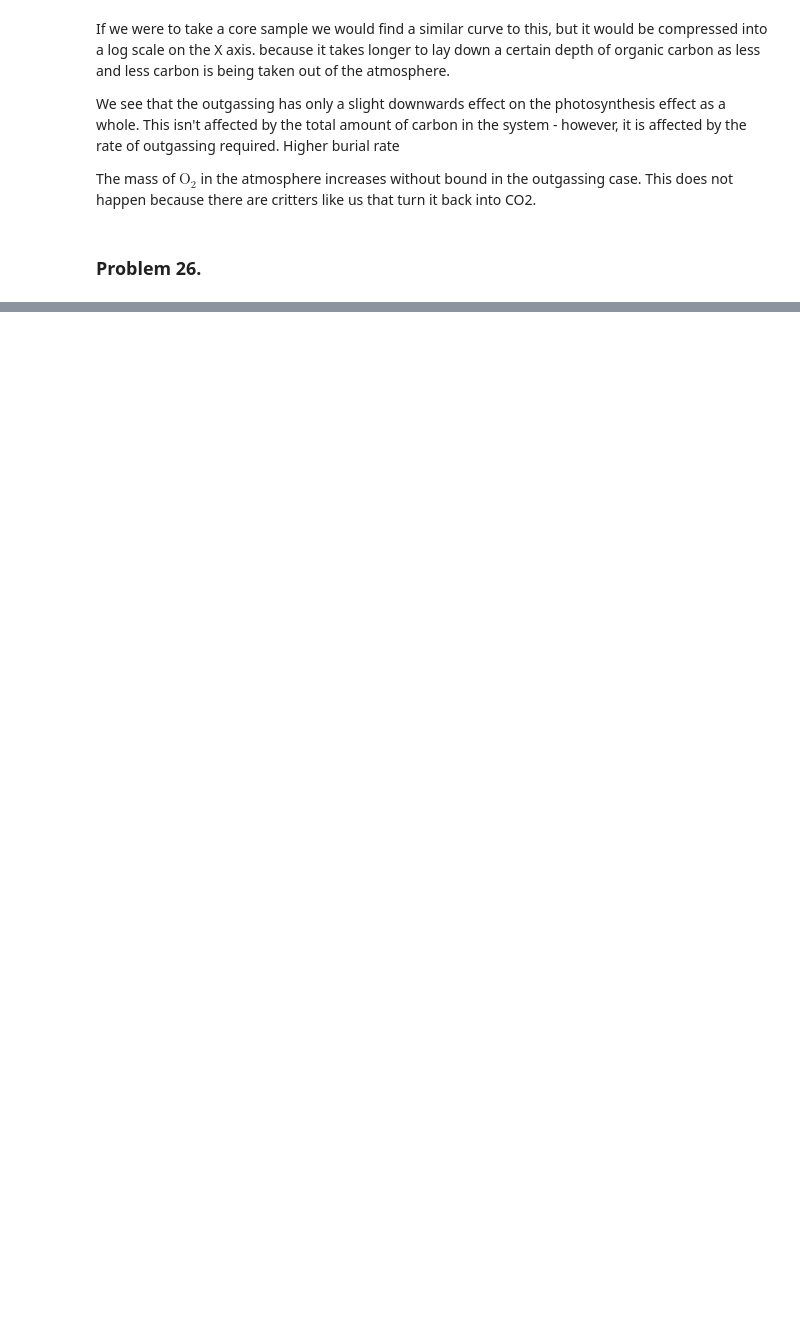
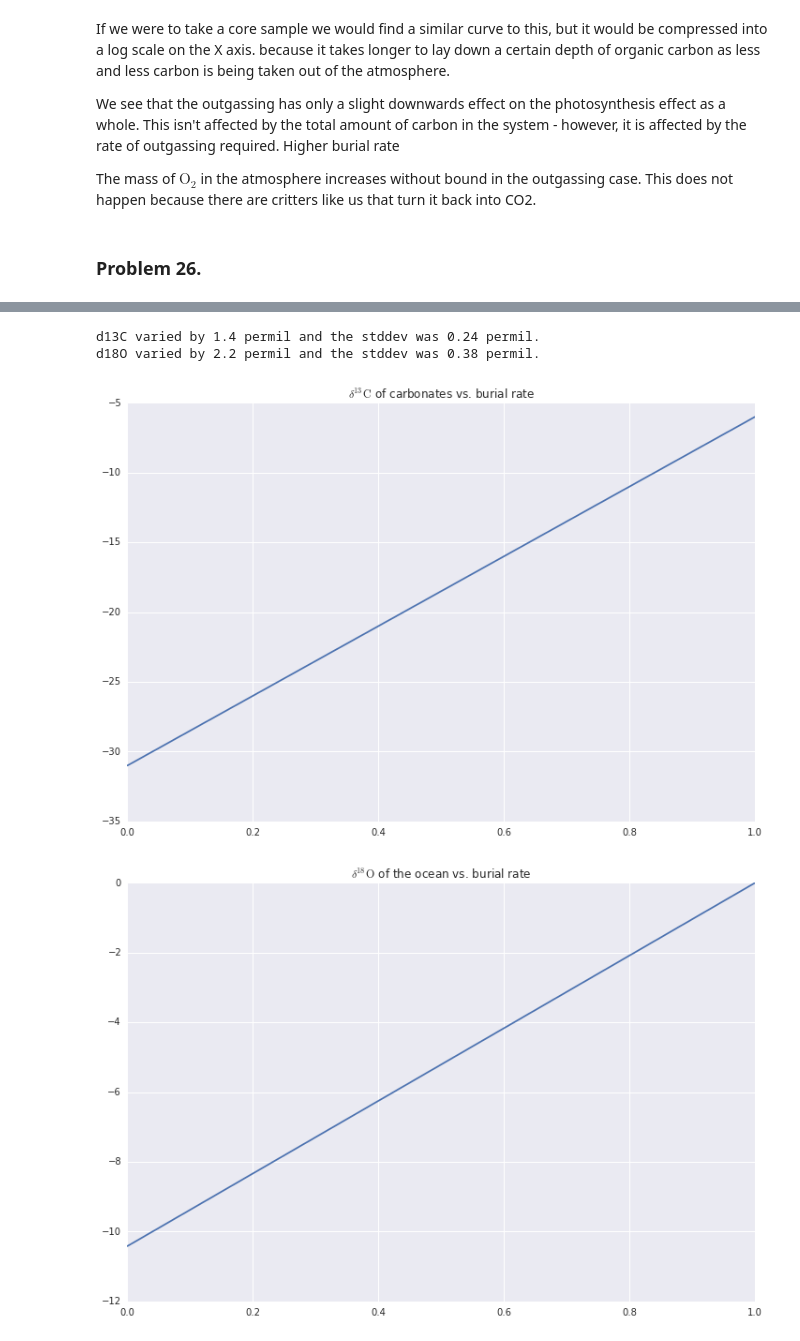
Before and after one commit to jdangerx/planetaryclimate, a Jupyter notebook: ch1.ipynb, the cells around one changed output, grey strips where cells are left out. Drawn from its saved outputs; the diff is of its cells as text; code cells hidden in the pictures; blank space fills up the shorter version.

```diff
--- a/ch1.ipynb
+++ b/ch1.ipynb
@@ -1053,0 +1011,59 @@ problem26()
+# %%
+def d13C_by_f_org(f_org):
+    """Get equilibrium d13C of atmosphere by burial rate, assuming equilibrium
+    between photosynthesis and burial.
+    """
+    outgas_d = -0.006
+    f_carb = 1 - f_org
+    # d0 = f1d1 + f2d2
+    # d0 - f1(d2-E) = f2d2
+    # d0 - f1d2 + f1E = f2d2
+    # d0 + f1E / (f1+f2) = d2
+    return (outgas_d + f_carb * (-0.025)) * 1000
+
+
+def d18O_by_ice_volume(ice_volume):
+    """Get equilibrium d13O of atmosphere by burial rate, assuming equilibrium
+    between photosynthesis and burial.
+    """
+    ocean_volume = 1 - ice_volume
+    mountain_steps = 50
+    init_state = problem23b(mountain_steps, ocean_volume)
+    timesteps = 1000
+    d_oceans, d_glaciers = problem23c(**init_state)
+
+    return (1-ice_volume) * d_glaciers[-1] * 1000
+
+def problem26():
+    benthic = pd.read_csv("data/Chapter1Data/marineCores/BenthicTropPacific.txt",
+                          skiprows=41,
+                          delim_whitespace=True)
+    d13C = benthic["d13Cforams-b"]
+    d13Crange = max(d13C) - min(d13C)
+    d13Cstddev = benthic.std(axis=0)["d13Cforams-b"]
+    print("d13C varied by {:.2} permil and the stddev was {:.2} permil."
+          .format(d13Crange, d13Cstddev))
+    burial_space = np.linspace(0, 1, 100)
+    d13C_burial = [d13C_by_f_org(r) for r in burial_space]
+    plt.figure(figsize=(12, 8))
+    plt.title("$\delta^{13}\mathrm{C}$ of carbonates vs. burial rate")
+    plt.plot(burial_space, d13C_burial)
+    d18O = benthic["d18Oforams-b"]
+    d18Orange = max(d18O) - min(d18O)
+    d18Ostddev = benthic.std(axis=0)["d18Oforams-b"]
+    print("d18O varied by {:.2} permil and the stddev was {:.2} permil."
+          .format(d18Orange, d18Ostddev))
+    icevol_space = np.linspace(0, 0.999, 50)
+    d18O_icevol = [d18O_by_ice_volume(v) for v in icevol_space]
+    plt.figure(figsize=(12, 8))
+    plt.title("$\delta^{18}\mathrm{O}$ of the ocean vs. burial rate")
+    plt.plot(icevol_space, d18O_icevol)
+    plt.gca().ticklabel_format(useOffset=False)
+
+
+problem26()
+# %% [output]
+d13C varied by 1.4 permil and the stddev was 0.24 permil.
+d18O varied by 2.2 permil and the stddev was 0.38 permil.
+[figure, added]
+[figure, added]
```
Also changed, not shown: parts of 8 cells of this notebook.
